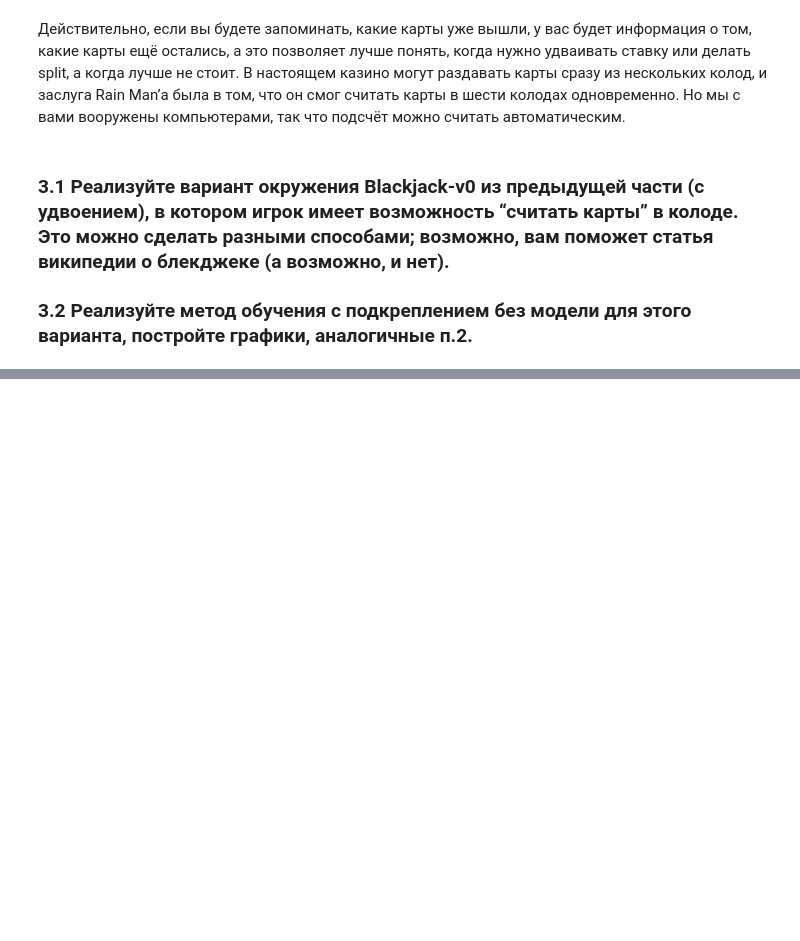
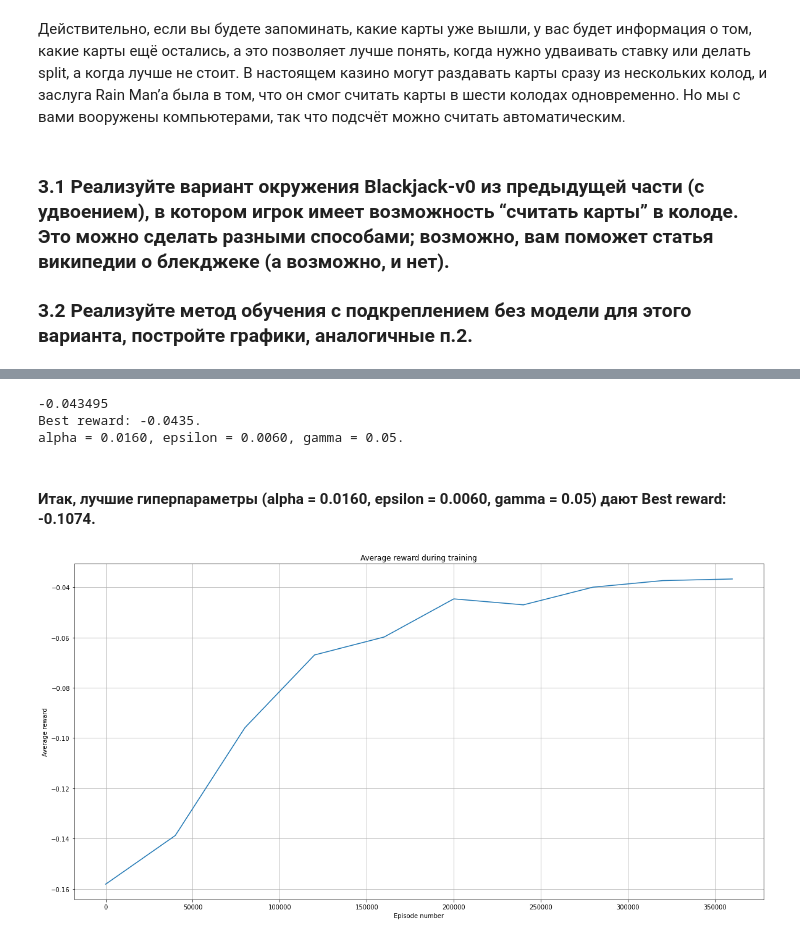
Before and after one commit to GimmeDanger/made-rl-adv-2020, a Jupyter notebook: hw/1_blackjack/experiments.ipynb, the cells around one changed output, grey strips where cells are left out. Cells and saved outputs as stored; diff of their text form; code cells hidden in the pictures; blank space fills up the shorter version.

```diff
--- a/hw/1_blackjack/experiments.ipynb
+++ b/hw/1_blackjack/experiments.ipynb
@@ -275,8 +275,12 @@ test_learning(make_counting_env())
 # %%
 best_params(
     env=make_counting_env(),
-    train_episodes=100000, eval_episodes=100000,
-    alpha_values = np.arange(0.001, 0.015, 0.001),
-    epsilon_values = np.arange(0.00, 0.15, 0.05),
-    gamma_values = np.arange(0.05, 0.25, 0.05)
+    train_episodes=1000000, eval_episodes=100000,
+    alpha_values = [0.016], # np.arange(0.001, 0.02, 0.005),
+    epsilon_values = [0.006], # np.arange(0.001, 0.02, 0.005),
+    gamma_values = [0.05] # np.arange(0.05, 0.65, 0.1)
 )
+# %% [output]
+-0.043495
+Best reward: -0.0435.
+alpha = 0.0160, epsilon = 0.0060, gamma = 0.05.
@@ -298,0 +287,6 @@ best_params(
+# %% [markdown]
+#### Итак, лучшие гиперпараметры (alpha = 0.0160, epsilon = 0.0060, gamma = 0.05) дают Best reward: -0.1074.
+# %%
+plot(env=make_counting_env(), alpha=0.016, epsilon=0.006, gamma=0.05, train_episodes=1000000)
+# %% [output]
+[figure, added]
```
Also changed, not shown: parts of 11 cells of this notebook, 2 other files.
